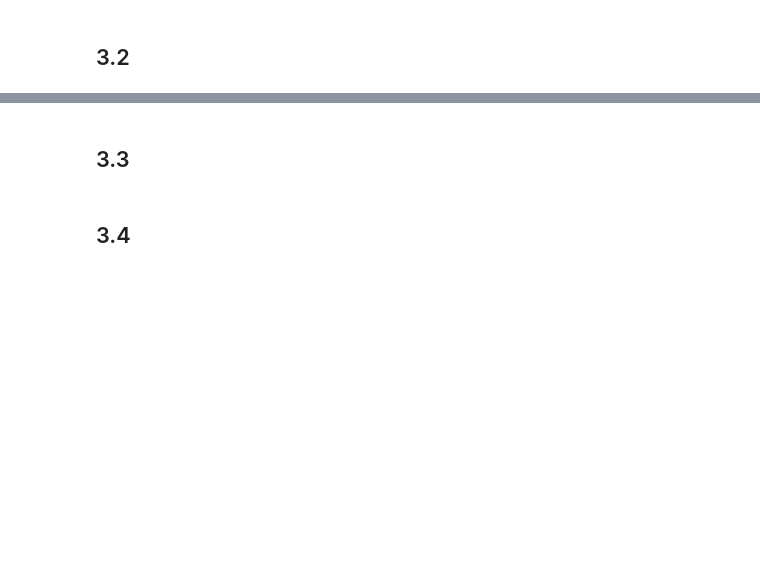
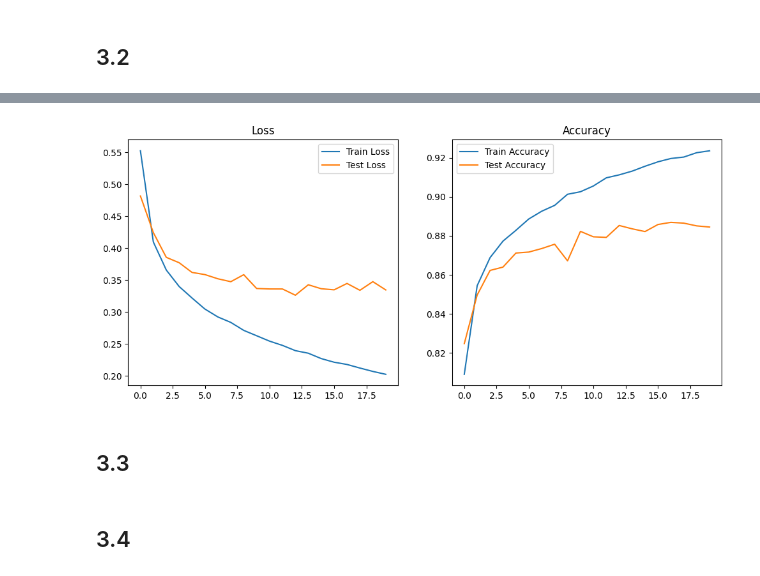
Before and after one commit to Vulturul2k/ML_project, a Jupyter notebook: fashion2.ipynb, the cells around one changed output, grey strips where cells are left out. Cells and saved outputs as stored; diff of their text form; code cells hidden in the pictures; blank space fills up the shorter version.

```diff
--- a/fashion2.ipynb
+++ b/fashion2.ipynb
@@ -285,16 +386,21 @@ plt.show()
 # %%
-# import matplotlib.pyplot as plt
+import matplotlib.pyplot as plt
 
-# plt.figure(figsize=(12, 5))
-# plt.subplot(1, 2, 1)
-# plt.plot(history.history['loss'], label='Train Loss')
-# plt.plot(history.history['val_loss'], label='Validation Loss')
-# plt.title('Loss')
-# plt.legend()
+# Curbele de pierdere
+plt.figure(figsize=(12, 5))
+plt.subplot(1, 2, 1)
+plt.plot(train_losses, label='Train Loss')
+plt.plot(test_losses, label='Test Loss')
+plt.title('Loss')
+plt.legend()
 
-# plt.subplot(1, 2, 2)
-# plt.plot(history.history['accuracy'], label='Train Accuracy')
-# plt.plot(history.history['val_accuracy'], label='Validation Accuracy')
-# plt.title('Accuracy')
-# plt.legend()
-# plt.show()
+# Curbele de acuratețe
+plt.subplot(1, 2, 2)
+plt.plot(train_accuracies, label='Train Accuracy')
+plt.plot(test_accuracies, label='Test Accuracy')
+plt.title('Accuracy')
+plt.legend()
+
+plt.show()
+# %% [output]
+[figure, added]
```
Also changed, not shown: parts of 16 cells of this notebook.
